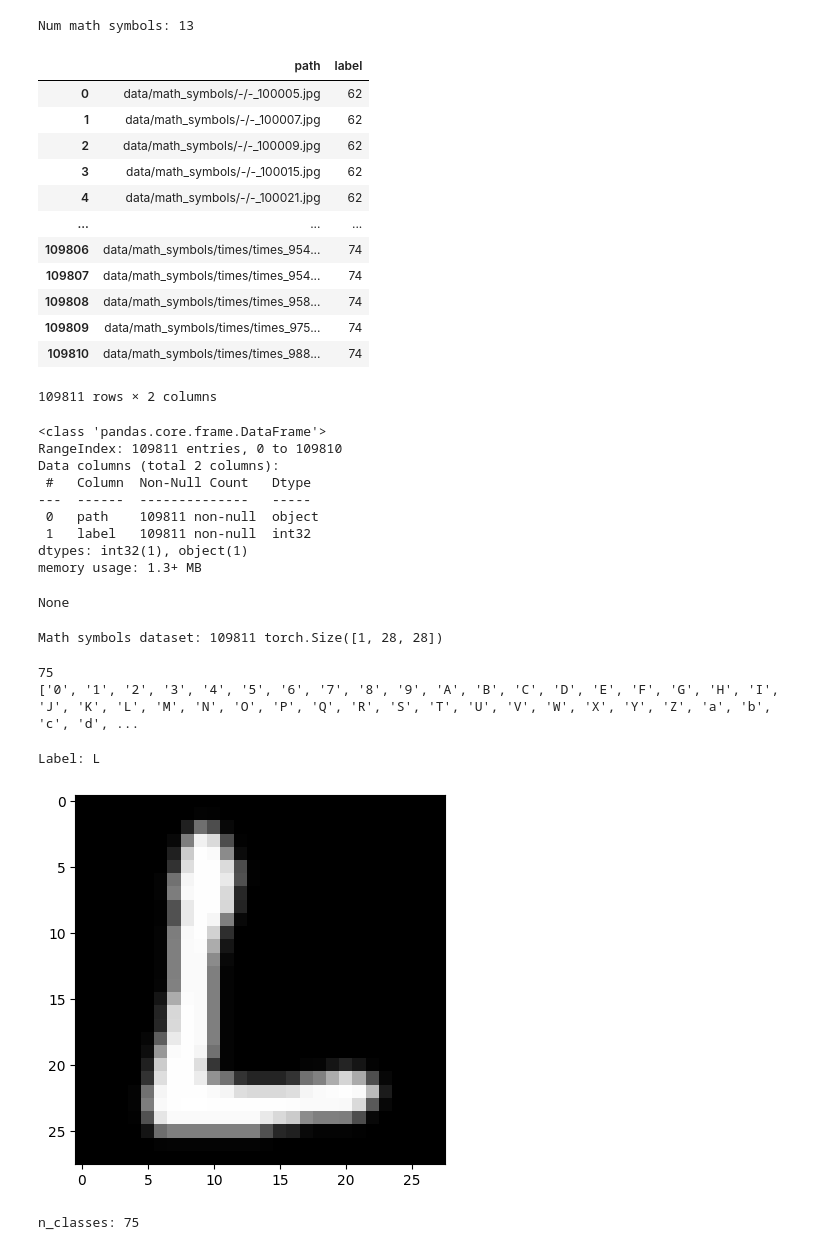
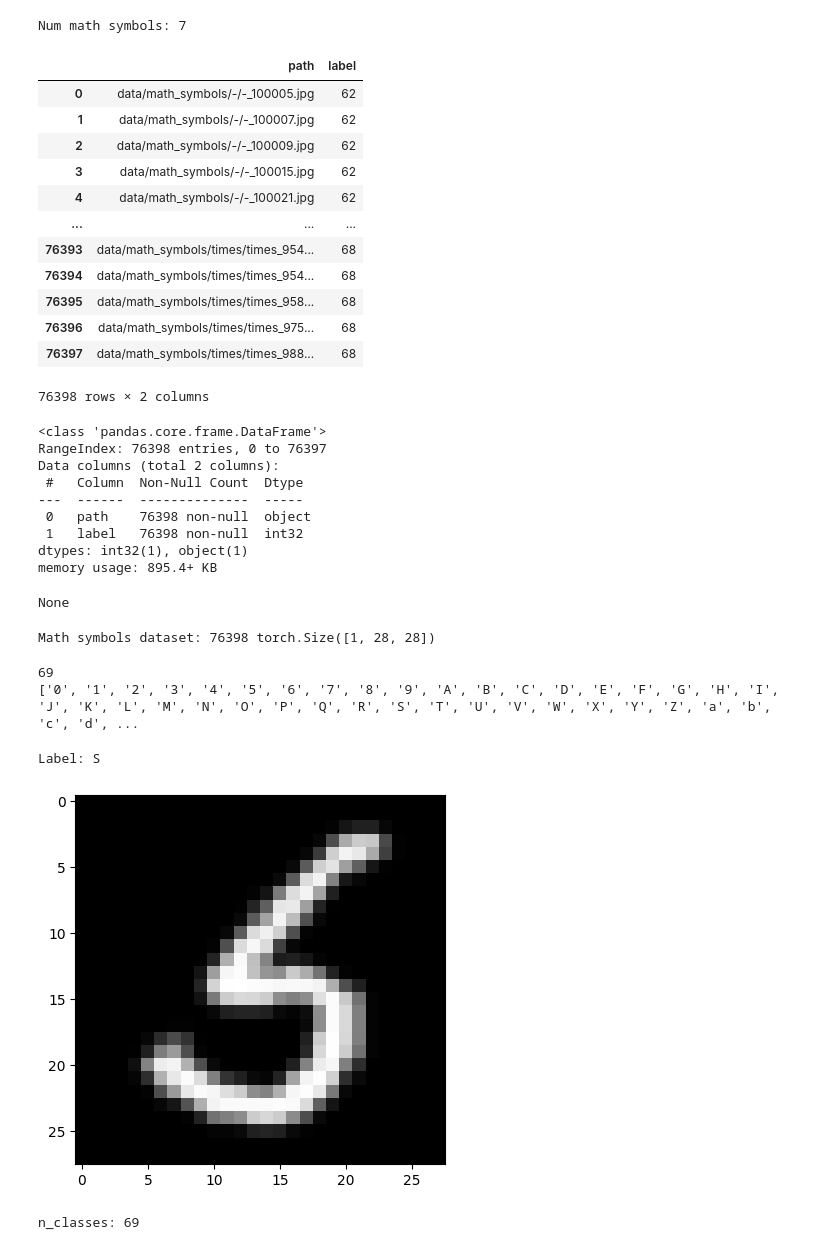
Before and after one commit to ryantran2165/cmpe295-lms, a Jupyter notebook: cmpe295a-ml/train_classifier.ipynb, the cells around one changed output. Cells and saved outputs as stored; diff of their text form; code cells hidden in the pictures.

```diff
--- a/cmpe295a-ml/train_classifier.ipynb
+++ b/cmpe295a-ml/train_classifier.ipynb
@@ -25,23 +25,34 @@ class MathSymbolsDataset(Dataset):
 
         im = cv2.imread(img_path)
 
+        # Grayscale
+        im = cv2.cvtColor(im, cv2.COLOR_BGR2GRAY)
+
+        # Flip black and white
         im = cv2.bitwise_not(im)
-        im = cv2.cvtColor(im, cv2.COLOR_BGR2GRAY)
 
         #     cnts = cv2.findContours(im, cv2.RETR_EXTERNAL, cv2.CHAIN_APPROX_SIMPLE)
         #     cnts = cnts[0] if len(cnts) == 2 else cnts[1]
         #     for c in cnts:
         #         cv2.drawContours(im, [c], -1, (255,255,255), thickness=2)
 
+        # Make lines thicker
         kernel = cv2.getStructuringElement(cv2.MORPH_RECT, (4, 4))
         im = cv2.dilate(im, kernel, iterations=1)
 
+        # Resize to 20x20
         im = cv2.resize(im, (20, 20))
+
+        # Add 4 pixel border for total size of 28x28
         border = 4
         im = cv2.copyMakeBorder(
             im, border, border, border, border, cv2.BORDER_CONSTANT, value=(0, 0, 0)
         )
 
+        # Normalize
+        im = im / 255
+
+        # Convert to tensor
         image = torch.from_numpy(im.astype("float32")).unsqueeze(0)
 
         label = self.img_labels.iloc[idx, 1]
@@ -84,7 +95,8 @@ emnist_test_data = datasets.EMNIST(
 
 # Math Symbols dataset
 math_symbols_root = "data/math_symbols"
-math_symbols = ["-", "!", "(", ")", ",", "[", "]", "+", "=", "forward_slash", "gt", "lt", "times"]
+# math_symbols = ["-", "(", ")", ",", "[", "]", "+", "=", "forward_slash", "gt", "lt", "times"]
+math_symbols = ["-", "+", "=", "forward_slash", "gt", "lt", "times"]
 print("Num math symbols:", len(math_symbols))
 data = []
 for i, symbol in enumerate(math_symbols):
@@ -93,51 +105,51 @@ for i, symbol in enumerate(math_symbols):
     for file in files:
         path = f"{root}/{file}"
         label = i
         data.append([path, label])
 data = np.array(data)
 img_labels = pd.DataFrame(columns=["path", "label"])
 img_labels["path"] = data[:, 0]
 img_labels["label"] = data[:, 1].astype(int)
 if name == "mnist_mathsymbols":
     img_labels["label"] = img_labels["label"] + 10
 elif "mnist" in name:
     img_labels["label"] = img_labels["label"] + 62
 display(img_labels)
 display(img_labels.info())
 math_symbols_dataset = MathSymbolsDataset(img_labels)
 print("Math symbols dataset:", len(math_symbols_dataset), math_symbols_dataset[0][0].size())
 
 math_symbols_train_size = int(0.8 * len(math_symbols_dataset))
 math_symbols_test_size = len(math_symbols_dataset) - math_symbols_train_size
 math_symbols_train_data, math_symbols_test_data = torch.utils.data.random_split(
     math_symbols_dataset, [math_symbols_train_size, math_symbols_test_size]
 )
 # %% [output]
-Num math symbols: 13
+Num math symbols: 7
 |  | path | label |
 | 0 | data/math_symbols/-/-_100005.jpg | 62 |
 | 1 | data/math_symbols/-/-_100007.jpg | 62 |
 | 2 | data/math_symbols/-/-_100009.jpg | 62 |
 | 3 | data/math_symbols/-/-_100015.jpg | 62 |
 | 4 | data/math_symbols/-/-_100021.jpg | 62 |
 | ... | ... | ... |
-| 109806 | data/math_symbols/times/times_954... | 74 |
-| 109807 | data/math_symbols/times/times_954... | 74 |
-| 109808 | data/math_symbols/times/times_958... | 74 |
-| 109809 | data/math_symbols/times/times_975... | 74 |
-| 109810 | data/math_symbols/times/times_988... | 74 |
+| 76393 | data/math_symbols/times/times_954... | 68 |
+| 76394 | data/math_symbols/times/times_954... | 68 |
+| 76395 | data/math_symbols/times/times_958... | 68 |
+| 76396 | data/math_symbols/times/times_975... | 68 |
+| 76397 | data/math_symbols/times/times_988... | 68 |
-109811 rows × 2 columns
+76398 rows × 2 columns
 <class 'pandas.core.frame.DataFrame'>
-RangeIndex: 109811 entries, 0 to 109810
+RangeIndex: 76398 entries, 0 to 76397
 Data columns (total 2 columns):
- #   Column  Non-Null Count   Dtype
----  ------  --------------   -----
- 0   path    109811 non-null  object
- 1   label   109811 non-null  int32
+ #   Column  Non-Null Count  Dtype
+---  ------  --------------  -----
+ 0   path    76398 non-null  object
+ 1   label   76398 non-null  int32
 dtypes: int32(1), object(1)
-memory usage: 1.3+ MB
+memory usage: 895.4+ KB
 None
-Math symbols dataset: 109811 torch.Size([1, 28, 28])
+Math symbols dataset: 76398 torch.Size([1, 28, 28])
 # %%
 # total_samples = 0
 # for symbol in math_symbols:
@@ -199,7 +211,7 @@ else:
 print(len(class_names))
 print(class_names)
 # %% [output]
-75
+69
 ['0', '1', '2', '3', '4', '5', '6', '7', '8', '9', 'A', 'B', 'C', 'D', 'E', 'F', 'G', 'H', 'I', 'J', 'K', 'L', 'M', 'N', 'O', 'P', 'Q', 'R', 'S', 'T', 'U', 'V', 'W', 'X', 'Y', 'Z', 'a', 'b', 'c', 'd', ...
 # %%
 idx = np.random.randint(0, len(train_data))
@@ -207,8 +219,8 @@ sample_img, sample_label = train_data[idx]
 plt.imshow(sample_img.reshape(28, 28), cmap="gray")
 print("Label:", class_names[sample_label])
 # %% [output]
-Label: L
+Label: S
-[figure, old version]
+[figure, new version]
 # %%
 batch_size = 64
 
@@ -223,7 +235,7 @@ test_dataloader = DataLoader(test_data, batch_size=batch_size, shuffle=True, num
 n_classes = len(class_names)
 print("n_classes:", n_classes)
 # %% [output]
-n_classes: 75
+n_classes: 69
 # %%
 device = (
     "cuda" if torch.cuda.is_available() else "mps" if torch.backends.mps.is_available() else "cpu"
```
Also changed, not shown: parts of 7 cells of this notebook, 10 other files.
